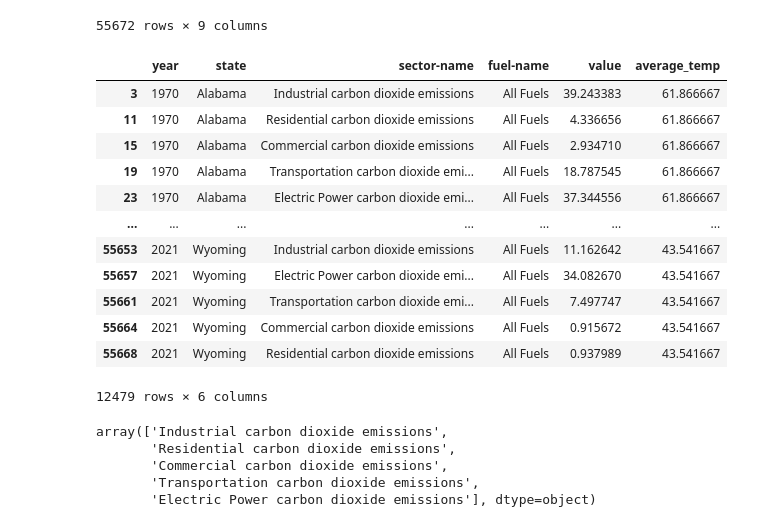
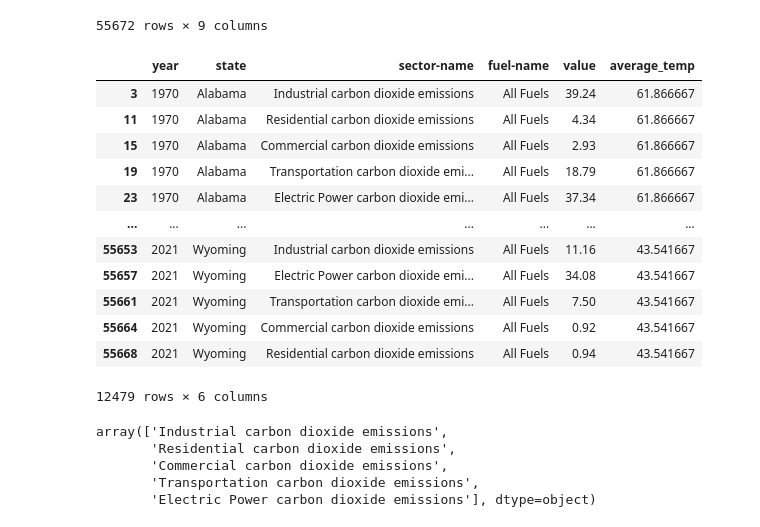
Before and after one commit to gkao25/dsc106-final-project, a Jupyter notebook: data/data.ipynb, the cells around one changed output. Cells and saved outputs as stored; diff of their text form; code cells hidden in the pictures.

Commit message:
map data rounding

```diff
--- a/data/data.ipynb
+++ b/data/data.ipynb
@@ -136,20 +136,21 @@ map_data=pd.read_csv('data.csv').drop(columns=['Unnamed: 0','monthly_mean_from_1
 # %%
 map_data=map_data[map_data['fuel-name']=='All Fuels']
 map_data=map_data[map_data['sector-name']!='Total carbon dioxide emissions from all sectors']
+map_data['value']=map_data['value'].round(2)
 map_data
 # %% [output]
 |  | year | state | sector-name | fuel-name | value | average_temp |
-| 3 | 1970 | Alabama | Industrial carbon dioxide emissions | All Fuels | 39.243383 | 61.866667 |
-| 11 | 1970 | Alabama | Residential carbon dioxide emissions | All Fuels | 4.336656 | 61.866667 |
-| 15 | 1970 | Alabama | Commercial carbon dioxide emissions | All Fuels | 2.934710 | 61.866667 |
-| 19 | 1970 | Alabama | Transportation carbon dioxide emi... | All Fuels | 18.787545 | 61.866667 |
-| 23 | 1970 | Alabama | Electric Power carbon dioxide emi... | All Fuels | 37.344556 | 61.866667 |
+| 3 | 1970 | Alabama | Industrial carbon dioxide emissions | All Fuels | 39.24 | 61.866667 |
+| 11 | 1970 | Alabama | Residential carbon dioxide emissions | All Fuels | 4.34 | 61.866667 |
+| 15 | 1970 | Alabama | Commercial carbon dioxide emissions | All Fuels | 2.93 | 61.866667 |
+| 19 | 1970 | Alabama | Transportation carbon dioxide emi... | All Fuels | 18.79 | 61.866667 |
+| 23 | 1970 | Alabama | Electric Power carbon dioxide emi... | All Fuels | 37.34 | 61.866667 |
 | ... | ... | ... | ... | ... | ... | ... |
-| 55653 | 2021 | Wyoming | Industrial carbon dioxide emissions | All Fuels | 11.162642 | 43.541667 |
-| 55657 | 2021 | Wyoming | Electric Power carbon dioxide emi... | All Fuels | 34.082670 | 43.541667 |
-| 55661 | 2021 | Wyoming | Transportation carbon dioxide emi... | All Fuels | 7.497747 | 43.541667 |
-| 55664 | 2021 | Wyoming | Commercial carbon dioxide emissions | All Fuels | 0.915672 | 43.541667 |
-| 55668 | 2021 | Wyoming | Residential carbon dioxide emissions | All Fuels | 0.937989 | 43.541667 |
+| 55653 | 2021 | Wyoming | Industrial carbon dioxide emissions | All Fuels | 11.16 | 43.541667 |
+| 55657 | 2021 | Wyoming | Electric Power carbon dioxide emi... | All Fuels | 34.08 | 43.541667 |
+| 55661 | 2021 | Wyoming | Transportation carbon dioxide emi... | All Fuels | 7.50 | 43.541667 |
+| 55664 | 2021 | Wyoming | Commercial carbon dioxide emissions | All Fuels | 0.92 | 43.541667 |
+| 55668 | 2021 | Wyoming | Residential carbon dioxide emissions | All Fuels | 0.94 | 43.541667 |
 12479 rows × 6 columns
 # %%
 map_data.to_csv('map_data.csv',index=False)
```
Also changed, not shown: 1 other file.
